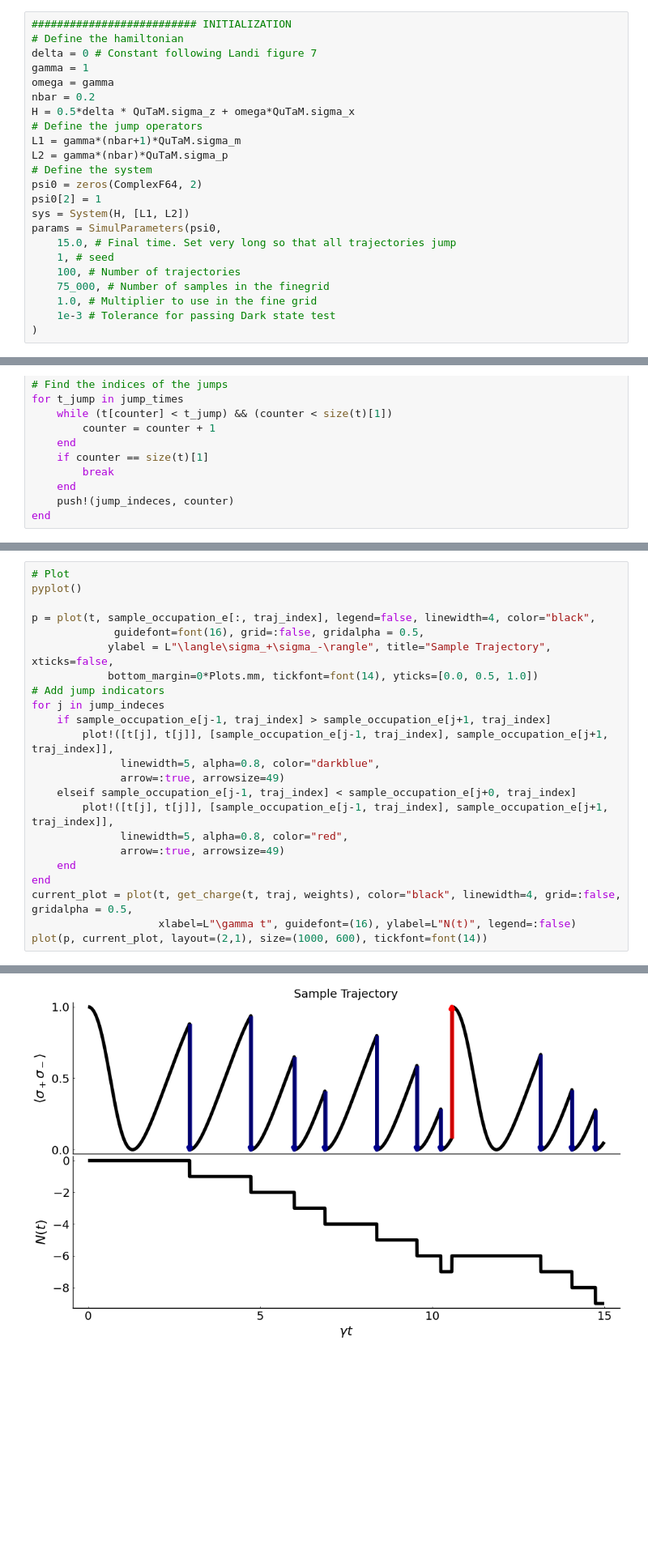
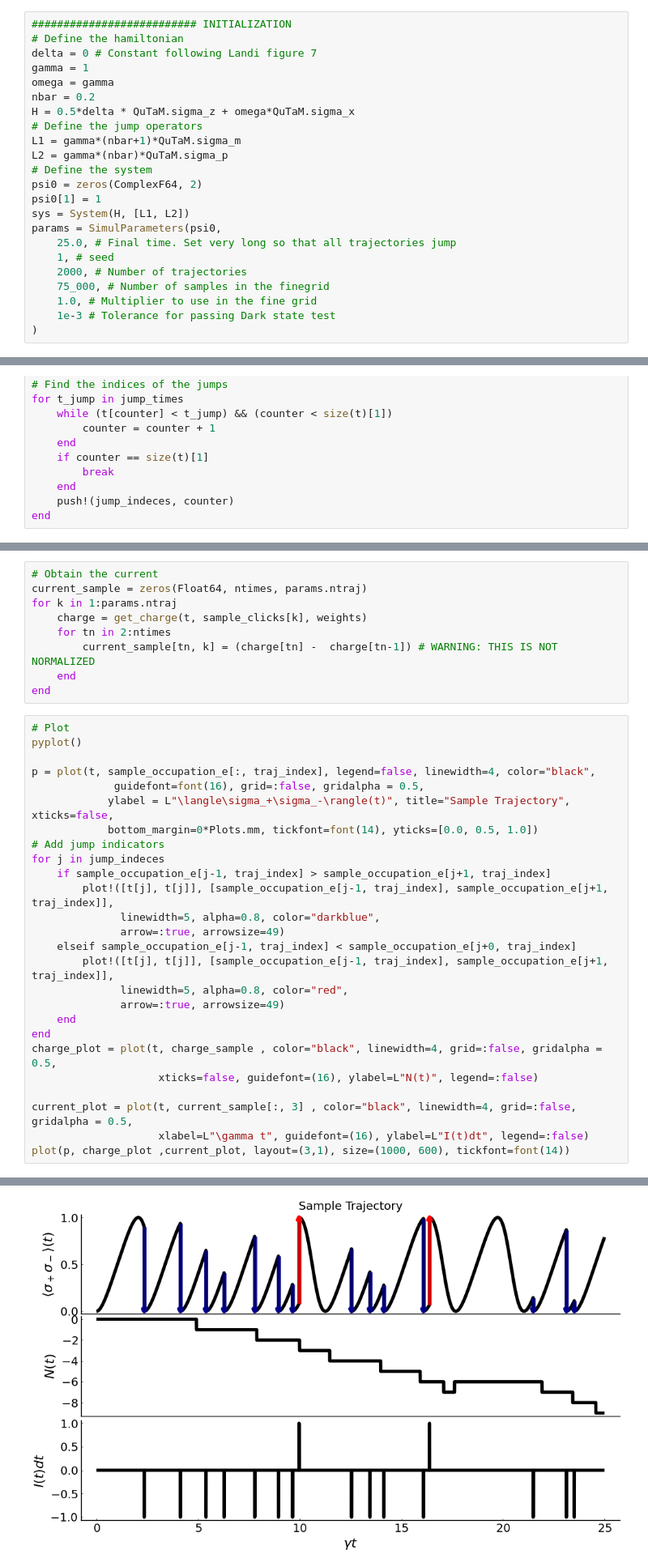
Before and after one commit to Ste1nb0cK/QuTaM.jl, a Jupyter notebook: notebooks/drive_qubit.ipynb, the cells around one changed output, grey strips where cells are left out. Shown at 81% size. Saved outputs shown, nothing was run; the diff lists cells and outputs as text; blank space fills up the shorter version.

Commit message:
Added (uncomplete) the driven qubit example. The steady current is not being obtained

```diff
--- a/notebooks/drive_qubit.ipynb
+++ b/notebooks/drive_qubit.ipynb
@@ -29,12 +32,12 @@ L1 = gamma*(nbar+1)*QuTaM.sigma_m
 L2 = gamma*(nbar)*QuTaM.sigma_p
 # Define the system
 psi0 = zeros(ComplexF64, 2)
-psi0[2] = 1
+psi0[1] = 1
 sys = System(H, [L1, L2])
 params = SimulParameters(psi0,
-    15.0, # Final time. Set very long so that all trajectories jump
+    25.0, # Final time. Set very long so that all trajectories jump
     1, # seed
-    100, # Number of trajectories
+    2000, # Number of trajectories
     75_000, # Number of samples in the finegrid
     1.0, # Multiplier to use in the fine grid
     1e-3 # Tolerance for passing Dark state test
@@ -128,13 +142,22 @@ function get_charge(t_given::Vector{Float64}, traj::Trajectory, weights::Vector{
 end
 # %% [output]
 get_charge (generic function with 1 method)
+# %%
+# Obtain the current
+current_sample = zeros(Float64, ntimes, params.ntraj)
+for k in 1:params.ntraj
+    charge = get_charge(t, sample_clicks[k], weights)
+    for tn in 2:ntimes
+        current_sample[tn, k] = (charge[tn] -  charge[tn-1]) # WARNING: THIS IS NOT NORMALIZED
+    end
+end
 # %%
 # Plot
 pyplot()
 
 p = plot(t, sample_occupation_e[:, traj_index], legend=false, linewidth=4, color="black",
              guidefont=font(16), grid=:false, gridalpha = 0.5,
-            ylabel = L"\langle\sigma_+\sigma_-\rangle", title="Sample Trajectory", xticks=false,
+            ylabel = L"\langle\sigma_+\sigma_-\rangle(t)", title="Sample Trajectory", xticks=false,
             bottom_margin=0*Plots.mm, tickfont=font(14), yticks=[0.0, 0.5, 1.0])
 # Add jump indicators
 for j in jump_indeces
@@ -148,7 +171,10 @@ for j in jump_indeces
               arrow=:true, arrowsize=49)
     end
 end
-current_plot = plot(t, get_charge(t, traj, weights), color="black", linewidth=4, grid=:false, gridalpha = 0.5,
-                    xlabel=L"\gamma t", guidefont=(16), ylabel=L"N(t)", legend=:false)
-plot(p, current_plot, layout=(2,1), size=(1000, 600), tickfont=font(14))
+charge_plot = plot(t, charge_sample , color="black", linewidth=4, grid=:false, gridalpha = 0.5,
+                    xticks=false, guidefont=(16), ylabel=L"N(t)", legend=:false)
+
+current_plot = plot(t, current_sample[:, 3] , color="black", linewidth=4, grid=:false, gridalpha = 0.5,
+                    xlabel=L"\gamma t", guidefont=(16), ylabel=L"I(t)dt", legend=:false)
+plot(p, charge_plot ,current_plot, layout=(3,1), size=(1000, 600), tickfont=font(14))
 # %% [output]
@@ -156 +181 @@ plot(p, current_plot, layout=(2,1), size=(1000, 600), tickfont=font(14))
-[figure, old version]
+[figure, new version]
```
Also changed, not shown: parts of 10 cells of this notebook, 3 other files.
